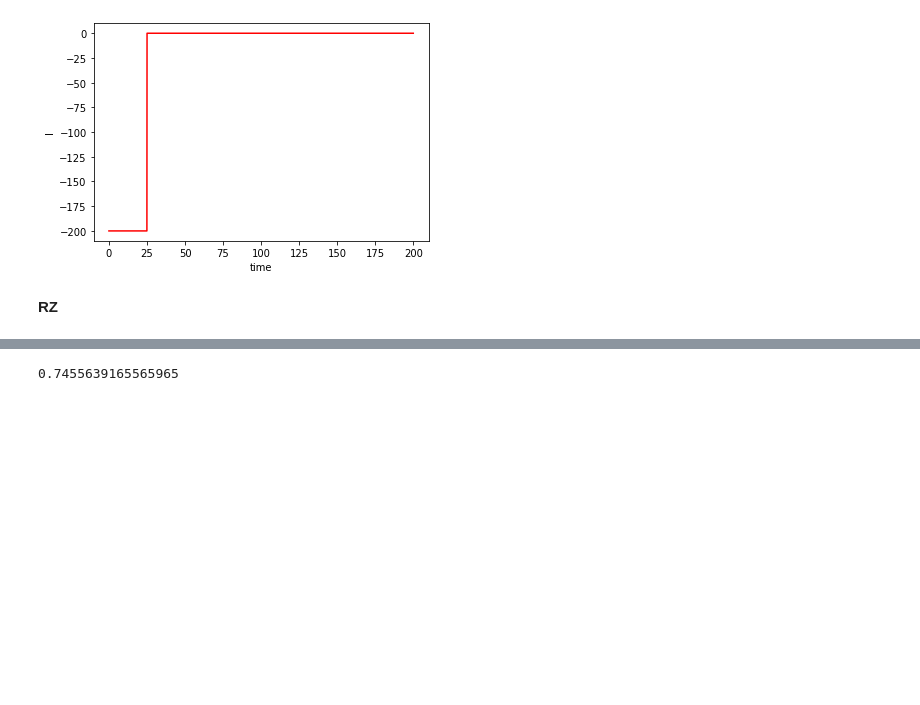
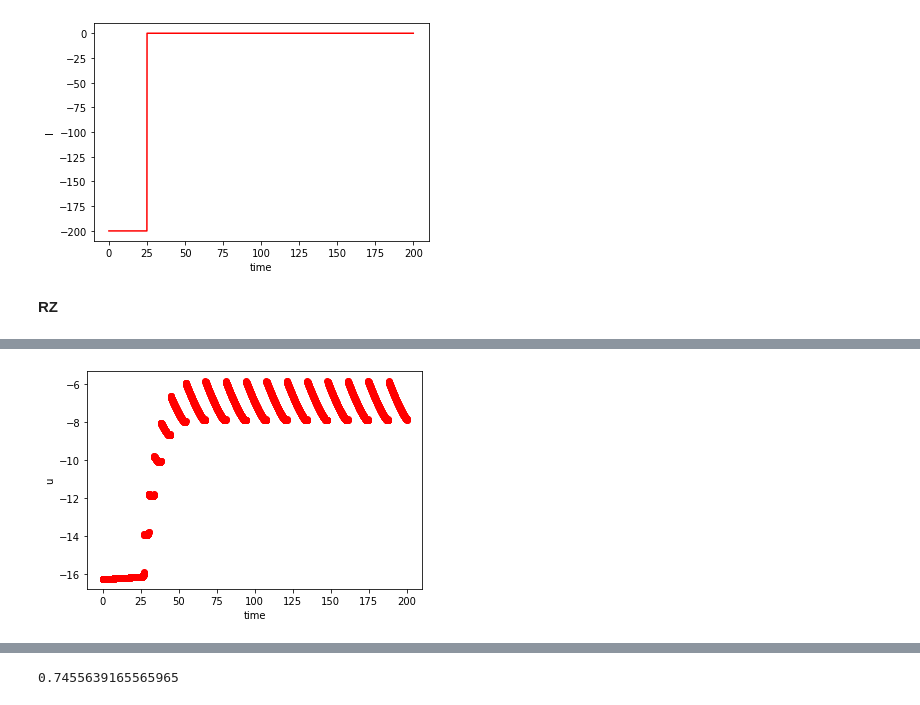
Before and after one commit to plance17/Redes-Neuronales-UNSAM, a Jupyter notebook: Rede_Neuronales_Guía_2.ipynb, the cells around one changed output, grey strips where cells are left out. Cells and saved outputs as stored; diff of their text form; code cells hidden in the pictures; blank space fills up the shorter version.

```diff
--- a/Rede_Neuronales_Guía_2.ipynb
+++ b/Rede_Neuronales_Guía_2.ipynb
@@ -817,0 +845,91 @@ plt.show()
+# %%
+
+h=0.05
+dt=h
+
+
+tiempo_total=200
+
+m=tiempo_total/h
+
+t=np.linspace(0,tiempo_total,int(m))
+
+
+def f(u,v,a,b):
+  u=a*(b*v-u)
+  return u
+
+def g(u,v,I):
+  v=0.04*v**2+5*v+140-u+I
+  return v
+
+a=0.02
+b=0.25
+c=-65
+d=2
+
+v0=-65
+u0=b*v0
+P0=[u0,v0]
+
+
+
+I=np.zeros(int(m))
+
+vu=30
+
+u=np.zeros(int(m))
+v=np.zeros(int(m))
+
+v0=-65
+u0=b*v0
+
+u[0]=u0
+v[0]=v0
+
+for i in np.arange(0,int(m)):
+  if i>=500:
+    I[i]=10
+
+
+
+for i in np.arange(0,int(m-1)):
+  k1 = f(u[i],v[i],a,b)
+  l1 = g(u[i],v[i],I[i])
+
+  k2 = f(u[i]+0.5*h*k1,v[i]+0.5*h*l1,a,b)
+  l2 = g(u[i]+0.5*h*k1,v[i]+0.5*h*l1,I[i])
+
+  k3 = f(u[i]+0.5*h*k2,v[i]+0.5*h*l2,a,b)
+  l3 = g(u[i]+0.5*h*k2,v[i]+0.5*h*l2,I[i])
+
+  k4 = f(u[i]+h*k3,v[i]+h*l3,a,b)
+  l4 = g(u[i]+h*k3,v[i]+h*l3,I[i])
+
+
+
+  u[i+1]=u[i]+h*(k1+2.0*k2+2.0*k3+k4)/6.0
+  v[i+1]=v[i]+h*(l1+2.0*l2+2.0*l3+l4)/6.0
+
+  if v[i+1]>vu:
+    u[i+1]=u[i]+d
+    v[i+1]=c
+
+plt.xlabel("time")
+plt.ylabel("u")
+plt.plot(t,u,'ro',label='y')
+plt.show()
+
+
+plt.xlabel("time")
+plt.ylabel("v")
+plt.plot(t,v,'red',label='y')
+plt.show()
+
+
+plt.xlabel("time")
+plt.ylabel("I")
+plt.plot(t,I,'red',label='y')
+plt.show()
+# %% [output]
+[figure, added]
```
Also changed, not shown: parts of 4 cells of this notebook.
